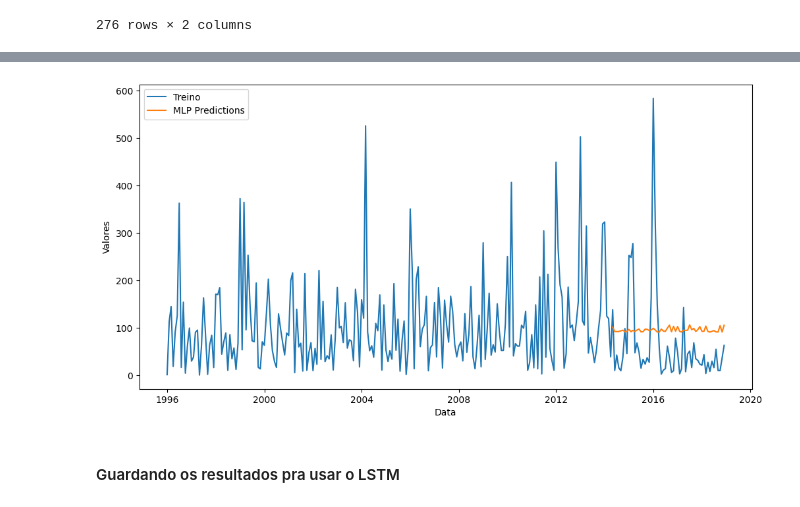
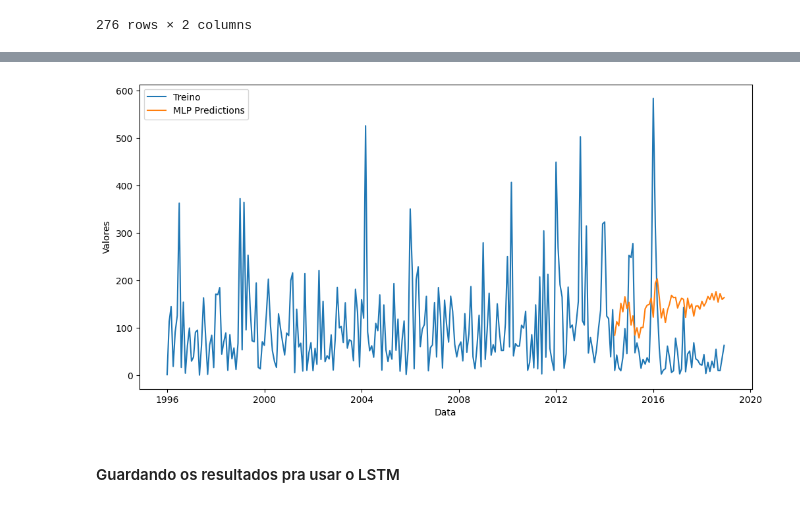
Before and after one commit to MateusVasc/IC-Cancer-Time-Series, a Jupyter notebook: Construindo o modelo hibrido/hibrido_test.ipynb, the cells around one changed output, grey strips where cells are left out. Drawn from its saved outputs; the diff is of its cells as text; code cells hidden in the pictures.

```diff
--- a/Construindo o modelo hibrido/hibrido_test.ipynb
+++ b/Construindo o modelo hibrido/hibrido_test.ipynb
@@ -393,3 +416,7 @@ Valores reais do conjunto de teste: [ 10.03540039 228.6505127   14.59082031 106.
+# %%
+plot_forecasts_with_MLP(df_residuos_nordeste, y_pred)
+# %% [output]
+[figure, added]
 # %%
 def plot_forecasts_with_MLP(df, prev):
     df['ds'] = pd.to_datetime(df['ds'], unit='s')
@@ -410,10 +437,6 @@ def plot_forecasts_with_MLP(df, prev):
     plt.ylabel('Valores')
     plt.legend()
     plt.show()
-# %%
-plot_forecasts_with_MLP(df_residuos_nordeste, y_pred_test_nord)
-# %% [output]
-[figure, removed]
 # %% [markdown]
 #### Guardando os resultados pra usar o LSTM
 # %%
```
Also changed, not shown: parts of 14 cells of this notebook.
